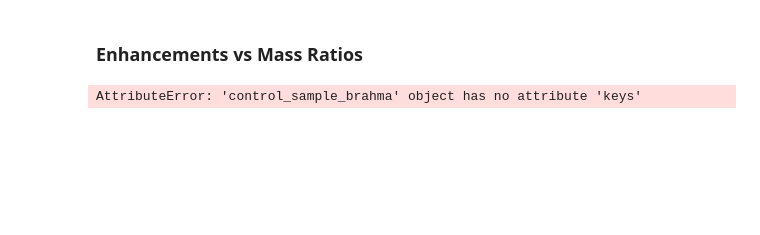
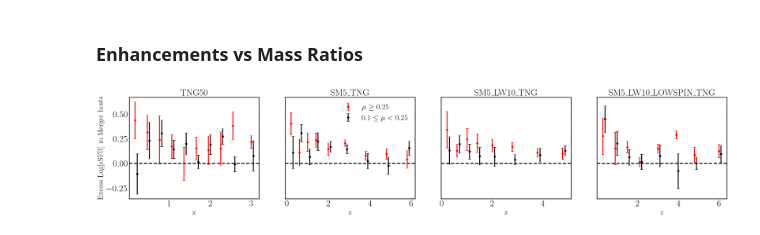
Before and after one commit to pranav-satheesh/host_galaxies, a Jupyter notebook: notebooks/enhancement_plot_notebooks/host_galaxy_enhancements_w_all_control_BHs.ipynb, the cells around one changed output. Drawn from its saved outputs; the diff is of its cells as text; code cells hidden in the pictures; blank space fills up the shorter version.

Commit message:
Added major and minor merger enhancement

```diff
--- a/notebooks/enhancement_plot_notebooks/host_galaxy_enhancements_w_all_control_BHs.ipynb
+++ b/notebooks/enhancement_plot_notebooks/host_galaxy_enhancements_w_all_control_BHs.ipynb
@@ -377,6 +377,2 @@ fig.tight_layout()
 # %% [markdown]
 ### Enhancements vs Mass Ratios
-# %%
-sim_objs['SM5_TNG'].keys()
-# %% [output]
-AttributeError: 'control_sample_brahma' object has no attribute 'keys'
@@ -382,0 +495,35 @@ AttributeError: 'control_sample_brahma' object has no attribute 'keys'
+# %%
+hostplot.set_plot_style(linewidth=3, titlesize=30,labelsize=25,xlabelsize=30,ylabelsize=30,legendsize=25)
+fig,ax = plt.subplots(1,4,figsize=(35,6),sharey=True)
+sim_markers = {'SM5_TNG': 'o', 'SM5_LW10_TNG': 's', 'SM5_LW10_LOWSPIN_TNG': '+', 'SM5_LW10_LOWSPIN_RICH_TNG': 'D', 'TNG50': '^'}
+
+z_bins,avg_sSFR_major,std_sSFR_major,avg_sSFR_minor,std_sSFR_minor = merger_enhancement_calc_for_mu(sim_objs['TNG50'],'sSFR',log=True,z_start=0,zbin=0.3,zend=5,Nmin=5)
+z_offset = 0.05
+ax[0].errorbar(z_bins[:-1]+np.diff(z_bins)/2,avg_sSFR_major,yerr=std_sSFR_major,fmt='o',capsize=5,label="$\mu\geq0.25$",color="red",alpha=1)
+ax[0].errorbar(z_bins[:-1]+np.diff(z_bins)/2+z_offset,avg_sSFR_minor,yerr=std_sSFR_minor,fmt='o',capsize=5,label="$0.1\leq\mu<0.25$",color="black",alpha=1)
+ax[0].set_xlabel('z')
+ax[0].axhline(0,ls='--',color='black')
+ax[0].set_title('TNG50')
+ax[0].set_ylabel('Excess Log[sSFR] in Merger hosts')
+
+# ax.set_xlim(0,4)
+
+zbin_brahma = {'SM5_TNG': 0.4, 'SM5_LW10_TNG': 0.4, 'SM5_LW10_LOWSPIN_TNG': 0.6, 'SM5_LW10_LOWSPIN_RICH_TNG': 0.2}
+zend_brahma = {'SM5_TNG': 10, 'SM5_LW10_TNG': 10, 'SM5_LW10_LOWSPIN_TNG': 10, 'SM5_LW10_LOWSPIN_RICH_TNG': 10}
+
+for i,sim in enumerate(brahma_simName_array[:-1]):
+    z_bins,avg_sSFR_major,std_sSFR_major,avg_sSFR_minor,std_sSFR_minor = merger_enhancement_calc_for_mu(sim_objs[sim],'sSFR',log=True,z_start=0,zbin=zbin_brahma[sim],zend=zend_brahma[sim],Nmin=5)
+    z_offset = 0.1
+    ax[i+1].errorbar(z_bins[:-1]+np.diff(z_bins)/2,avg_sSFR_major,yerr=std_sSFR_major,fmt='o',capsize=5,label="$\mu\geq0.25$",color="red",alpha=1)
+    ax[i+1].errorbar(z_bins[:-1]+np.diff(z_bins)/2+z_offset,avg_sSFR_minor,yerr=std_sSFR_minor,fmt='o',capsize=5,label="$0.1\leq\mu<0.25$",color="black",alpha=1)
+    ax[i+1].set_xlabel('z')
+    ax[i+1].axhline(0,ls='--',color='black')
+    ax[i+1].set_title(sim)
+    if i==1:
+        ax[i].legend()
+
+
+fig.savefig('../../figures/sSFR_enhancement_comparison_major_minor_all.pdf')
+    #ax.set_xlim(0,4)
+# %% [output]
+[figure, added]
```
Also changed, not shown: parts of 4 cells of this notebook, 7 other files.
